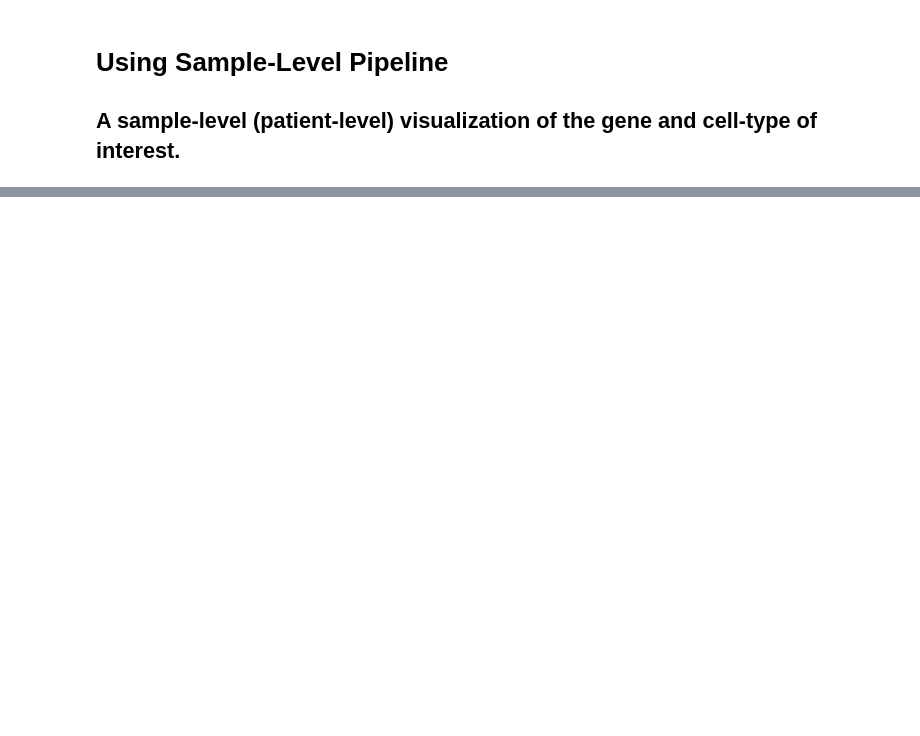
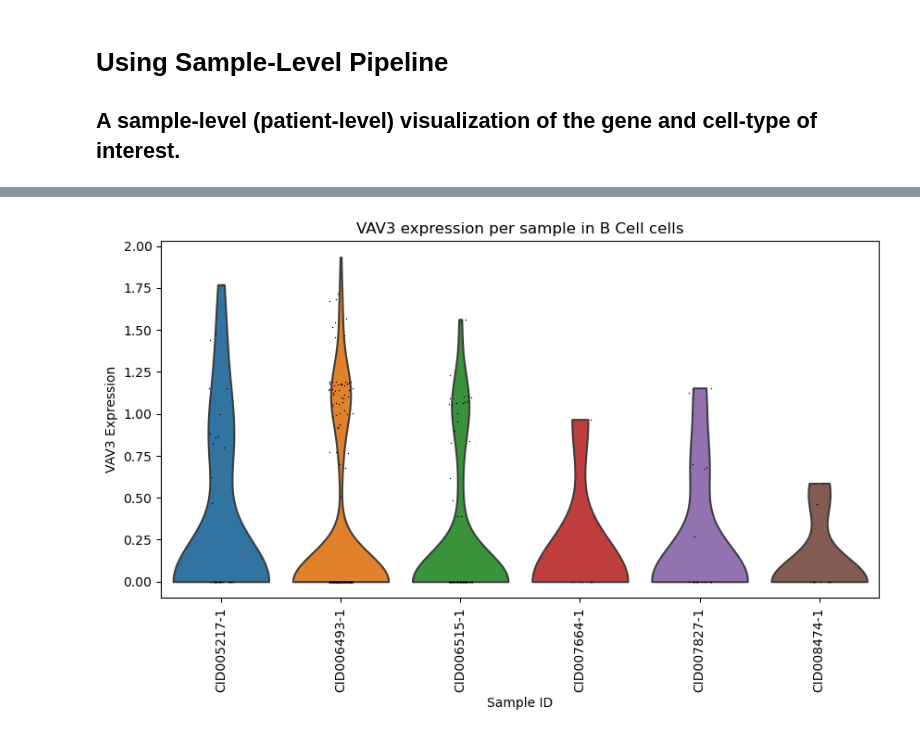
Before and after one commit to chickaroo/genereporter, a Jupyter notebook: src/sample_pipeline.ipynb, the cells around one changed output, grey strips where cells are left out. Saved outputs shown, nothing was run; the diff lists cells and outputs as text; code cells hidden in the pictures; blank space fills up the shorter version.

```diff
--- a/src/sample_pipeline.ipynb
+++ b/src/sample_pipeline.ipynb
@@ -73,0 +20,4 @@ sns.clustermap(goi_expr, cmap='YlGnBu', cbar_kws={'label': 'mean expression in g
+# %%
+sp.pl_violin(GOI, celltype='B Cell')
+# %% [output]
+[figure, added]
```
Also changed, not shown: parts of 9 cells of this notebook, 30 other files.
